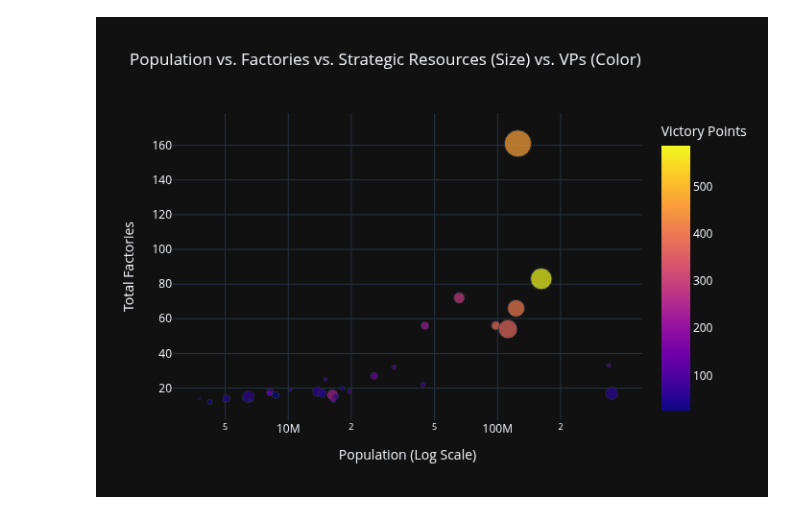
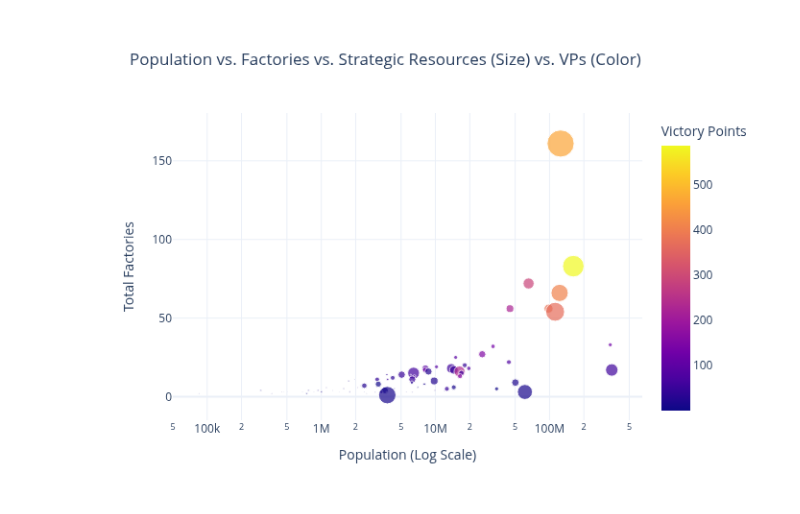
Before and after one commit to KhoiLeDinh/HOI4-Resources-Database-Analysis-Project, a Jupyter notebook: notebooks/analysis.ipynb, the cells around one changed output. Cells and saved outputs as stored; diff of their text form; code cells hidden in the pictures.

```diff
--- a/notebooks/analysis.ipynb
+++ b/notebooks/analysis.ipynb
@@ -12,7 +12,7 @@ import pandas as pd
 import plotly.express as px
 import plotly.io as pio
 
-pio.templates.default = "plotly_dark"
+pio.templates.default = "plotly_white"
 pio.renderers.default = "vscode+png"
 
 from src.database import engine
@@ -33,34 +33,34 @@ SELECT
     SUM(s.base_aluminum) AS total_aluminum,
     SUM(s.base_rubber) AS total_rubber,
     SUM(s.base_tungsten) AS total_tungsten,
     SUM(s.base_steel) AS total_steel,
     SUM(s.base_chromium) AS total_chromium,
     SUM(s.total_base_resources) AS aggregate_resources
 FROM fact_state_1_14_5 s
 JOIN dim_country c ON s.owner_tag = c.country_tag
 GROUP BY c.country_name, c.country_tag
 ORDER BY total_factories DESC;
 """
 
-df_country = pd.read_sql(query, engine)\
+df_country = pd.read_sql(query, engine)
 
 fig_bubble = px.scatter(
-    df_country.head(30),
+    df_country.head(84),
     x ="total_population",
     y ="total_factories",
     size="aggregate_resources",
     color="total_vps",
     hover_name="country_name",
     log_x=True,
     title="Population vs. Factories vs. Strategic Resources (Size) vs. VPs (Color)",
     labels={
         "total_population": "Population (Log Scale)",
         "total_factories": "Total Factories",
         "total_resources": "Total Resources",
         "total_vps": "Victory Points"
     },
-    template="plotly_dark"
+    template="plotly_white"
 )
 fig_bubble.show()
 # %% [output]
-[figure, old version]
+[figure, new version]
```
Also changed, not shown: parts of 2 cells of this notebook.
